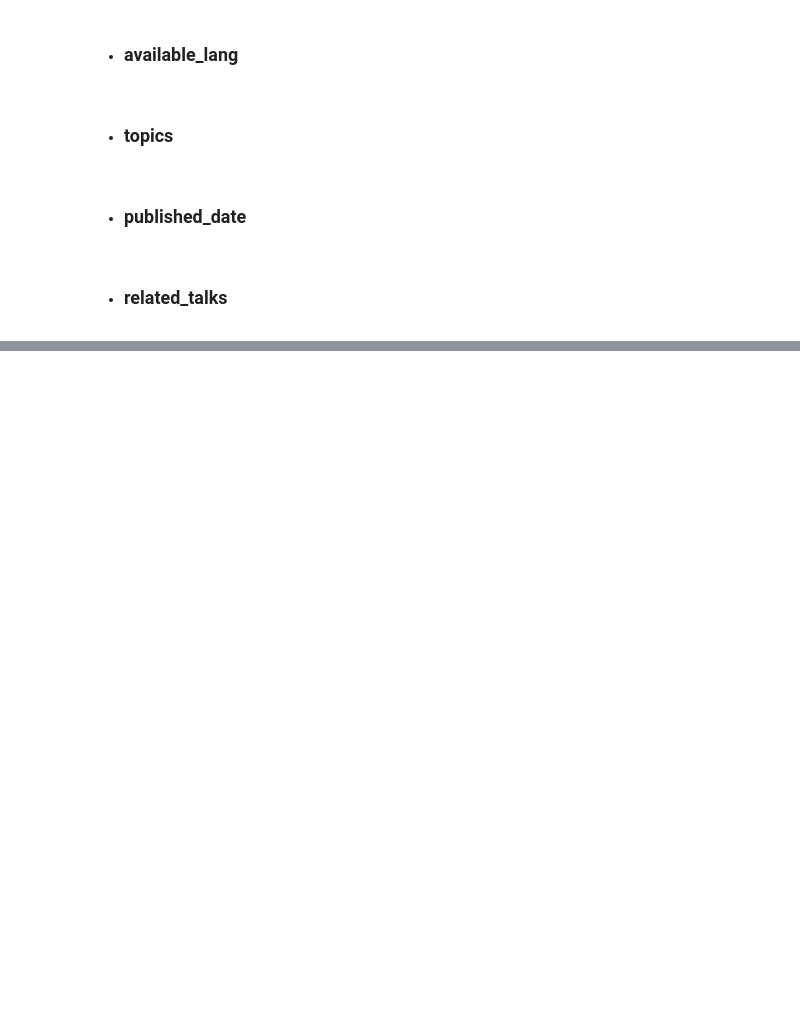
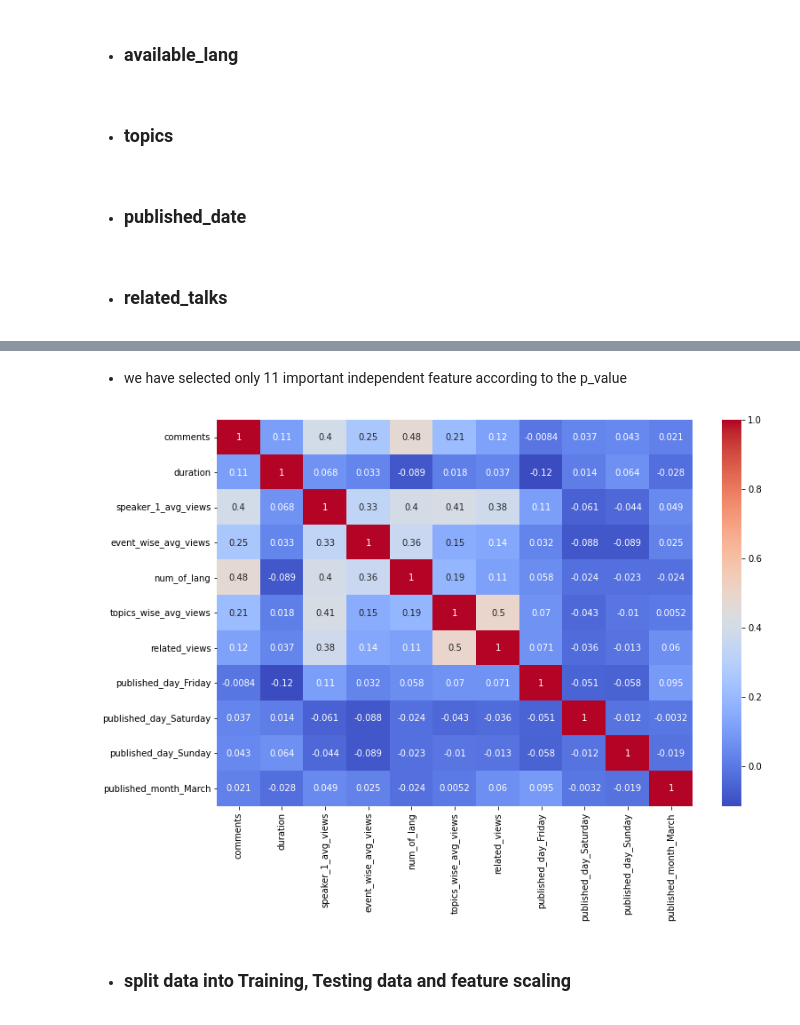
Before and after one commit to Rajesh1505/Ted_Talk_Views_Prediction-Capstone_Project_2, a Jupyter notebook: Ted_Talk_Views_Prediction_Rajesh_Kumar_Patel.ipynb, the cells around one changed output, grey strips where cells are left out. Cells and saved outputs as stored; diff of their text form; code cells hidden in the pictures; blank space fills up the shorter version.

```diff
--- a/Ted_Talk_Views_Prediction_Rajesh_Kumar_Patel.ipynb
+++ b/Ted_Talk_Views_Prediction_Rajesh_Kumar_Patel.ipynb
@@ -641,0 +812,4 @@ ted_talk_data = ted_talk_data.drop('related_talks', axis=1)
+# %%
+#take the important features only that have not high p_value
+X = X[['comments','duration','speaker_1_avg_views','event_wise_avg_views','num_of_lang','topics_wise_avg_views','related_views',
+       'published_day_Friday','published_day_Saturday','published_day_Sunday','published_month_March']]
@@ -641,0 +820,11 @@ ted_talk_data = ted_talk_data.drop('related_talks', axis=1)
+# %% [markdown]
+* we have selected only 11 important independent feature according to the p_value
+# %%
+#correlation matrix of selected features.
+plt.figure(figsize=(12,8))
+sns.heatmap(X.corr(),annot=True, cmap='coolwarm')
+plt.show()
+# %% [output]
+[figure, added]
+# %% [markdown]
+* ### **split data into Training, Testing data and feature scaling**
```
Also changed, not shown: parts of 26 cells of this notebook.
